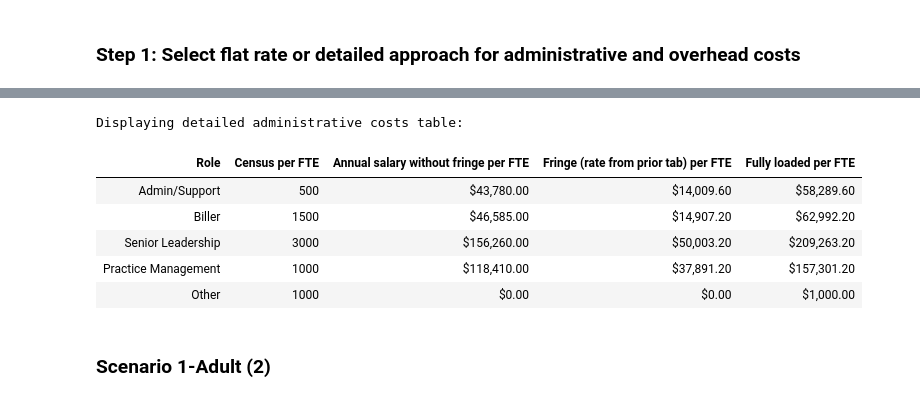
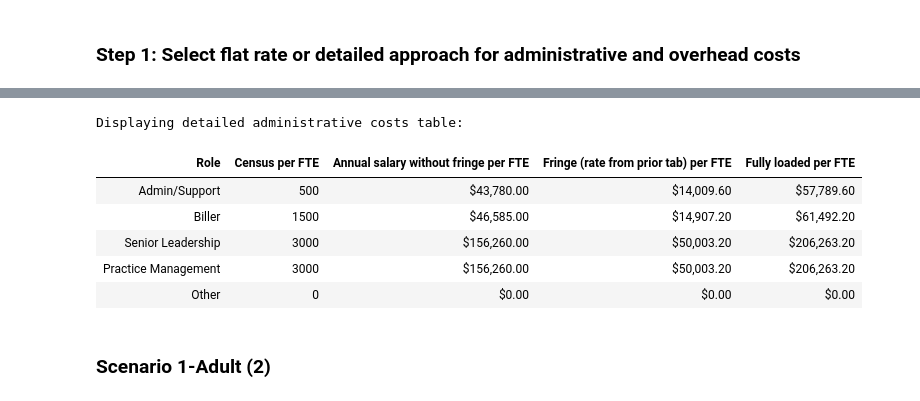
Before and after one commit to jayronsoares/tfa_project, a Jupyter notebook: Palliative Care Cost Model.ipynb, the cells around one changed output, grey strips where cells are left out. Saved outputs shown, nothing was run; the diff lists cells and outputs as text; code cells hidden in the pictures.

```diff
--- a/Palliative Care Cost Model.ipynb
+++ b/Palliative Care Cost Model.ipynb
@@ -514,0 +516,4 @@ annual_salary_without_fringe_per_FTE = ''
+# %%
+census_per_fte_senior = '3000'
+# %%
+annual_salary_without_fringe_per_fte_senior = '156260 '
@@ -515,6 +528,22 @@ annual_salary_without_fringe_per_FTE = ''
+# %%
+census_per_fte_other = '0'
+# %%
+annual_salary_without_fringe_per_fte_other = '0'
 # %%
 import pandas as pd
 from IPython.display import HTML, display
+
+# inputs
+flat_rate = 20
+census_per_fte_adm_sup = int(census_per_fte_adm_sup)
+annual_salary_without_fringe_per_fte_adm_sup = int(annual_salary_without_fringe_per_fte_adm_sup)
+census_per_fte_biller = int(census_per_fte_biller)
+annual_salary_without_fringe_per_fte_biller = int(annual_salary_without_fringe_per_fte_biller)
+census_per_fte_senior = int(census_per_fte_senior)
+annual_salary_without_fringe_per_fte_senior = int(annual_salary_without_fringe_per_fte_senior)
+census_per_fte_other = int(census_per_fte_other)
+annual_salary_without_fringe_per_fte_other = int(annual_salary_without_fringe_per_fte_other)
+fringe_rate_input = float(fringe_rate_input)
 
 # Function to display dataframe as HTML
 def display_dataframe_as_html(df):
@@ -531,64 +560,62 @@ def display_step_1_table(flat_rate, clinical_costs_total, admin_costs):
         "Description": ["Use flat rate?", "Flat rate percentage (%)", "Clinical costs (USD)", "Administrative costs (USD)"],
         "Value": ["Yes", f"{flat_rate}%", f"${clinical_costs_total:,.2f}", f"${admin_costs:,.2f}"]
     }
     df = pd.DataFrame(data)
     display_dataframe_as_html(df)  # Display the styled table as HTML
 
 # Step 2A: Administrative personnel detailed approach
-def display_admin_costs_table(staff_sourcing):
+def display_admin_costs_table():
     """
     Display the detailed costs table for administrative personnel.
     """
+    # Calculate fringe for each role
+    fringe_per_fte_adm_sup = annual_salary_without_fringe_per_fte_adm_sup * fringe_rate_input
+    fringe_per_fte_biller = annual_salary_without_fringe_per_fte_biller * fringe_rate_input
+    fringe_per_fte_senior = annual_salary_without_fringe_per_fte_senior * fringe_rate_input
+    fringe_per_fte_other = annual_salary_without_fringe_per_fte_other * fringe_rate_input
+
+    roles_data = [
+        ("Admin/Support", census_per_fte_adm_sup, annual_salary_without_fringe_per_fte_adm_sup, fringe_per_fte_adm_sup),
+        ("Biller", census_per_fte_biller, annual_salary_without_fringe_per_fte_biller, fringe_per_fte_biller),
+        ("Senior Leadership", census_per_fte_senior, annual_salary_without_fringe_per_fte_senior, fringe_per_fte_senior),
+        ("Practice Management", census_per_fte_senior, annual_salary_without_fringe_per_fte_senior, fringe_per_fte_senior),
+        ("Other", census_per_fte_other, annual_salary_without_fringe_per_fte_other, fringe_per_fte_other)
+    ]
+
     data = []
-    for role, values in staff_sourcing.items():
-        census_per_fte = values["census_per_fte"]
-        salary = values["annual_salary_without_fringe_per_FTE"]
-        fringe_rate = values["fringe_rate"]
-
-        # Calculate fringe and fully-loaded costs
-        fringe_per_fte = salary * fringe_rate
-        fully_loaded_per_fte = census_per_fte + salary + fringe_per_fte
+    for role, census_per_fte, salary, fringe_per_fte in roles_data:
+        fully_loaded_per_fte = salary + fringe_per_fte  # Fully loaded cost = salary + fringe
 
         # Append to data for DataFrame
         data.append([role, census_per_fte, f"${salary:,.2f}", f"${fringe_per_fte:,.2f}", f"${fully_loaded_per_fte:,.2f}"])
 
-    df = pd.DataFrame(data, columns=[
-        "Role", "Census per FTE", "Annual salary without fringe per FTE",
-        "Fringe (rate from prior tab) per FTE", "Fully loaded per FTE"
-    ])
+    df = pd.DataFrame(data, columns=["Role", "Census per FTE", "Annual salary without fringe per FTE",
+                                     "Fringe (rate from prior tab) per FTE", "Fully loaded per FTE"])
     display_dataframe_as_html(df)  # Display the styled table as HTML
 
 # User input for flat rate (yes/no) and other values
-flat_rate_input = "no"  # Simulating user input (replace with actual input in a real environment)
-fringe_rate_input = 0.32  # Example fringe rate (replace with actual user input)
-staff_sourcing = {
-    "Admin/Support": {"census_per_fte": 500, "annual_salary_without_fringe_per_FTE": 43780, "fringe_rate": fringe_rate_input},
-    "Biller": {"census_per_fte": 1500, "annual_salary_without_fringe_per_FTE": 46585, "fringe_rate": fringe_rate_input},
-    "Senior Leadership": {"census_per_fte": 3000, "annual_salary_without_fringe_per_FTE": 156260, "fringe_rate": fringe_rate_input},
-    "Practice Management": {"census_per_fte": 1000, "annual_salary_without_fringe_per_FTE": 118410, "fringe_rate": fringe_rate_input},
-    "Other": {"census_per_fte": 1000, "annual_salary_without_fringe_per_FTE": 0, "fringe_rate": fringe_rate_input},
-}
+flat_rate_input = str(flat_rate_input)
 
 # Default values for clinical costs and flat rate
-flat_rate = 20  # Default flat rate
-clinical_costs_total = 10000.0  # Example clinical costs
-admin_costs = clinical_costs_total * (flat_rate / 100)
+flat_rate = float(flat_rate)  # Convert flat_rate to float for percentage calculations
+clinical_costs_total = 10000.0  # Total clinical costs (USD)
+admin_costs = clinical_costs_total * (flat_rate / 100)  # Administrative costs based on flat rate
 
 # Step 1 Logic: Flat rate vs Detailed approach
 if flat_rate_input.lower() == "yes":
     print("Displaying flat rate table:")
     display_step_1_table(flat_rate, clinical_costs_total, admin_costs)
 else:
     print("Displaying detailed administrative costs table:")
-    display_admin_costs_table(staff_sourcing)
+    display_admin_costs_table()
 # %% [output]
 Displaying detailed administrative costs table:
 | Role | Census per FTE | Annual salary without fringe per FTE | Fringe (rate from prior tab) per FTE | Fully loaded per FTE |
-| Admin/Support | 500 | $43,780.00 | $14,009.60 | $58,289.60 |
-| Biller | 1500 | $46,585.00 | $14,907.20 | $62,992.20 |
-| Senior Leadership | 3000 | $156,260.00 | $50,003.20 | $209,263.20 |
-| Practice Management | 1000 | $118,410.00 | $37,891.20 | $157,301.20 |
-| Other | 1000 | $0.00 | $0.00 | $1,000.00 |
+| Admin/Support | 500 | $43,780.00 | $14,009.60 | $57,789.60 |
+| Biller | 1500 | $46,585.00 | $14,907.20 | $61,492.20 |
+| Senior Leadership | 3000 | $156,260.00 | $50,003.20 | $206,263.20 |
+| Practice Management | 3000 | $156,260.00 | $50,003.20 | $206,263.20 |
+| Other | 0 | $0.00 | $0.00 | $0.00 |
 # %% [markdown]
 ### Scenario 1-Adult (2)
 # %%
```
Also changed, not shown: parts of 17 cells of this notebook.
